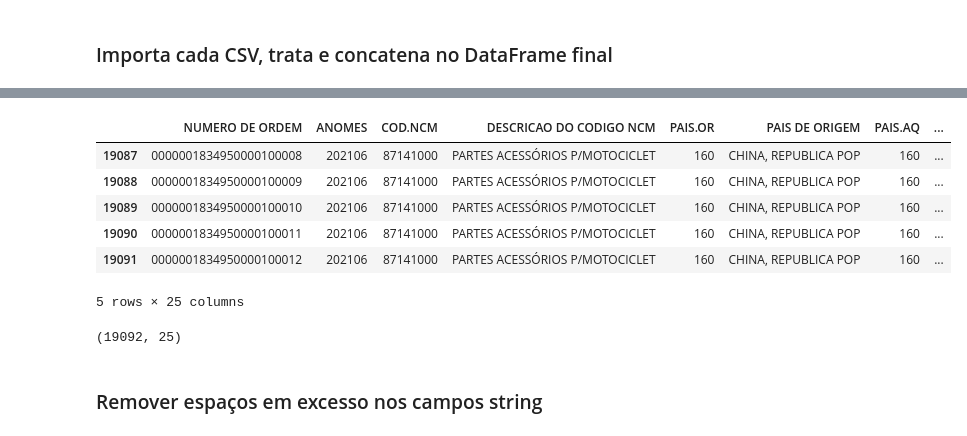
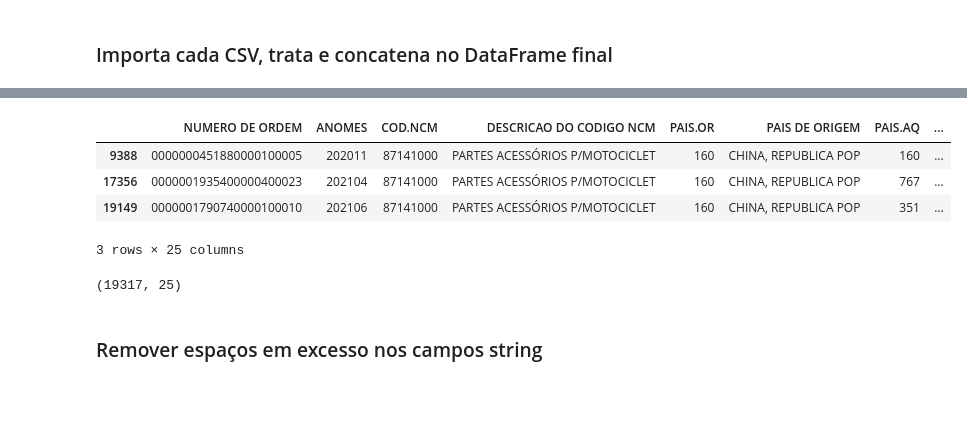
Before and after one commit to kaduleite/TCC_PUC_MG_2021, a Jupyter notebook: notebooks/1a_trataCSVsSiscori.ipynb, the cells around one changed output, grey strips where cells are left out. Drawn from its saved outputs; the diff is of its cells as text; code cells hidden in the pictures; blank space fills up the shorter version.

```diff
--- a/notebooks/1a_trataCSVsSiscori.ipynb
+++ b/notebooks/1a_trataCSVsSiscori.ipynb
@@ -23,7 +23,7 @@ Cria lista de arquivos CSV contidos na pasta atual
 arqsCSV = []
 for arquivo in os.listdir("./bases/siscori/"):
     if arquivo[-3:].upper()=="CSV" and arquivo[:4]=='CAPI':
-        arqsCSV.append(arquivo)
+        arqsCSV.append("./bases/siscori/"+arquivo)
 arqsCSV=sorted(arqsCSV)
 print(arqsCSV)
 # %% [output]
@@ -96,7 +96,7 @@ for arqCSV in arqsCSV:
     indiceNCM = dftemp['COD.NCM'] == '87141000'
     dftemp = dftemp[indiceNCM]
     # Filtro 2: Descrição contendo palavras da lista
-    listafiltro = ["kit", "transm", "corrente", "coroa", "pinhao|pinhão"] # A barra vertical (|) faz o "ou".
+    listafiltro = ["transm", "corrente", "coroa", "pinhao|pinhão"] # A barra vertical (|) faz o "ou".
     for termo in listafiltro:
         dftemp=dftemp[dftemp['DESCRICAO DO PRODUTO'].str.contains(termo, case=False)]
     # Concatena com o DataFrame final
@@ -186,17 +176,15 @@ df.head()
-# %%
-df.tail()
-# %% [output]
-|  | NUMERO DE ORDEM | ANOMES | COD.NCM | DESCRICAO DO CODIGO NCM | PAIS.OR | PAIS DE ORIGEM | PAIS.AQ | ... |
-| 19087 | 0000001834950000100008 | 202106 | 87141000 | PARTES ACESSÓRIOS P/MOTOCICLET | 160 | CHINA, REPUBLICA POP | 160 | ... |
-| 19088 | 0000001834950000100009 | 202106 | 87141000 | PARTES ACESSÓRIOS P/MOTOCICLET | 160 | CHINA, REPUBLICA POP | 160 | ... |
-| 19089 | 0000001834950000100010 | 202106 | 87141000 | PARTES ACESSÓRIOS P/MOTOCICLET | 160 | CHINA, REPUBLICA POP | 160 | ... |
-| 19090 | 0000001834950000100011 | 202106 | 87141000 | PARTES ACESSÓRIOS P/MOTOCICLET | 160 | CHINA, REPUBLICA POP | 160 | ... |
-| 19091 | 0000001834950000100012 | 202106 | 87141000 | PARTES ACESSÓRIOS P/MOTOCICLET | 160 | CHINA, REPUBLICA POP | 160 | ... |
-5 rows × 25 columns
+# %%
+df.sample(3)
+# %% [output]
+|  | NUMERO DE ORDEM | ANOMES | COD.NCM | DESCRICAO DO CODIGO NCM | PAIS.OR | PAIS DE ORIGEM | PAIS.AQ | ... |
+| 9388 | 0000000451880000100005 | 202011 | 87141000 | PARTES ACESSÓRIOS P/MOTOCICLET | 160 | CHINA, REPUBLICA POP | 160 | ... |
+| 17356 | 0000001935400000400023 | 202104 | 87141000 | PARTES ACESSÓRIOS P/MOTOCICLET | 160 | CHINA, REPUBLICA POP | 767 | ... |
+| 19149 | 0000001790740000100010 | 202106 | 87141000 | PARTES ACESSÓRIOS P/MOTOCICLET | 160 | CHINA, REPUBLICA POP | 351 | ... |
+3 rows × 25 columns
 # %%
 df.shape
 # %% [output]
-(19092, 25)
+(19317, 25)
 # %% [markdown]
 ### Remover espaços em excesso nos campos string
 # %%
```
Also changed, not shown: parts of 12 cells of this notebook, 6 other files.
